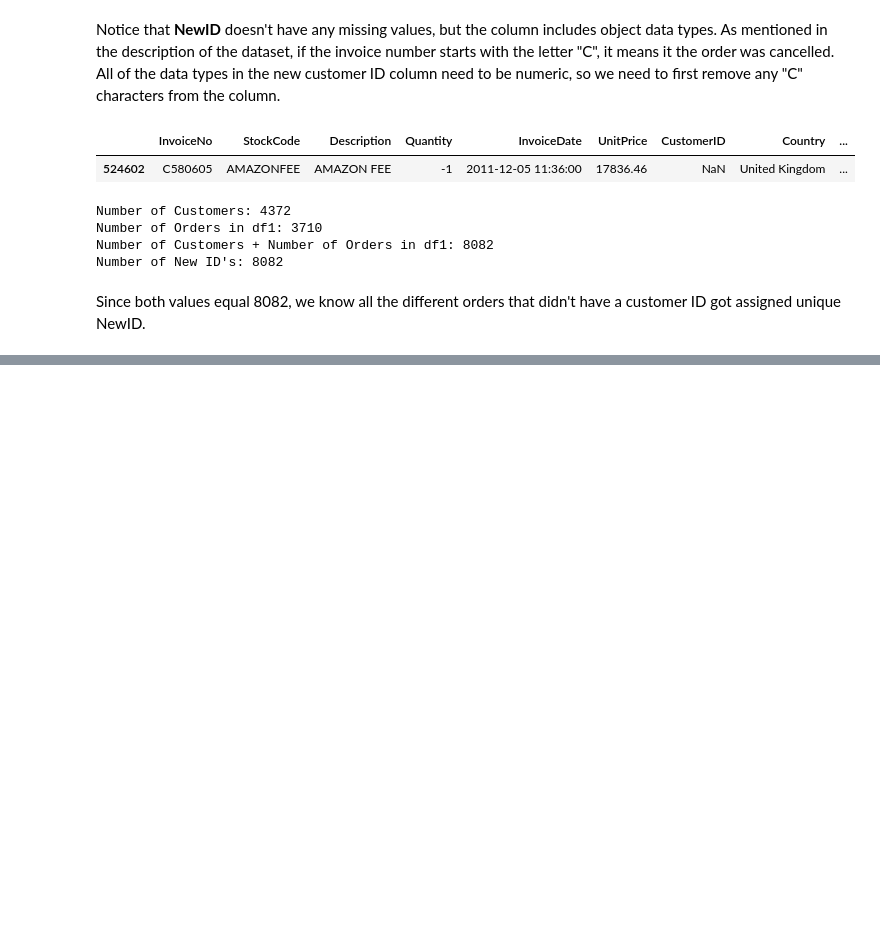
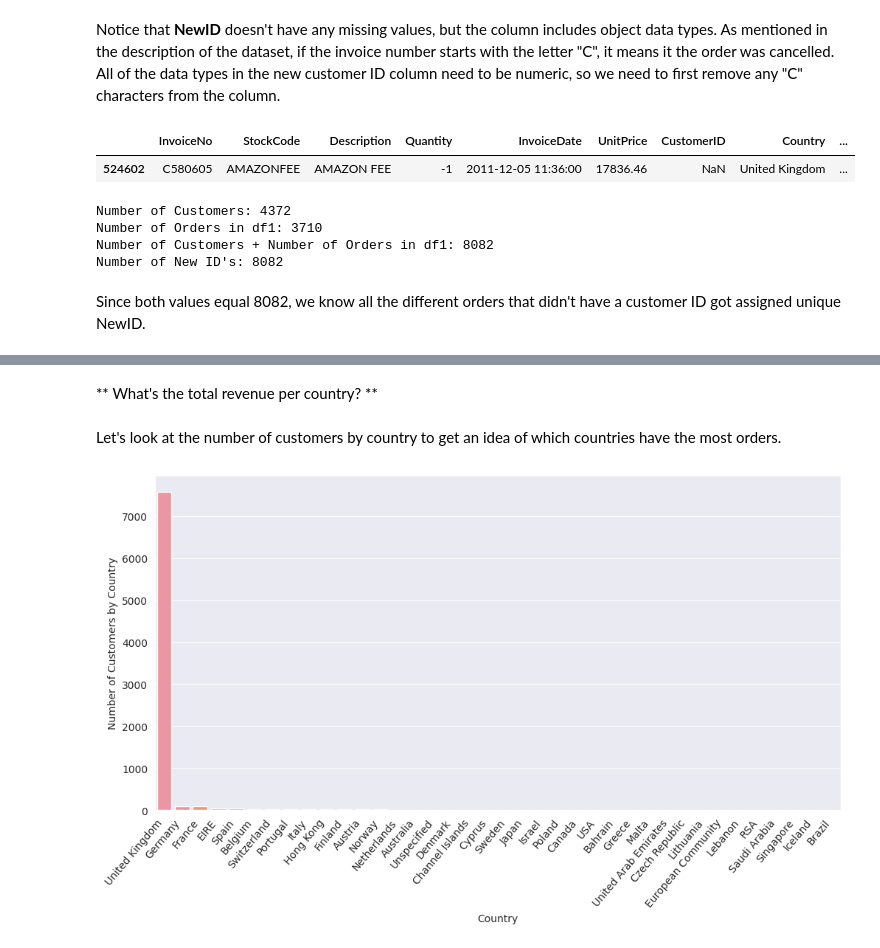
Before and after one commit to wasimkhan33/Online-Retail-Customer-Segmentation, a Jupyter notebook: Online_Retail_Customer_Segmentation_Capstone_Project.ipynb, the cells around one changed output, grey strips where cells are left out. Saved outputs shown, nothing was run; the diff lists cells and outputs as text; code cells hidden in the pictures; blank space fills up the shorter version.

```diff
--- a/Online_Retail_Customer_Segmentation_Capstone_Project.ipynb
+++ b/Online_Retail_Customer_Segmentation_Capstone_Project.ipynb
@@ -244,0 +457,14 @@ Since both values equal 8082, we know all the different orders that didn't have
+# %% [markdown]
+** What's the total revenue per country? **
+# %% [markdown]
+Let's look at the number of customers by country to get an idea of which countries have the most orders.
+# %%
+country_df = pd.DataFrame(df.groupby('Country')['NewID'].nunique())
+country_df.columns = ['Number of Customers by Country']
+country_df.sort_values('Number of Customers by Country', inplace=True, ascending=False)
+fig, ax = plt.subplots(figsize=(12,6),dpi=100)
+ax=sns.barplot(x=country_df.index, y=country_df['Number of Customers by Country'])
+ax.set_xticklabels(ax.get_xticklabels(), rotation=50, ha="right")
+plt.show()
+# %% [output]
+[figure, added]
```
Also changed, not shown: parts of 41 cells of this notebook.
